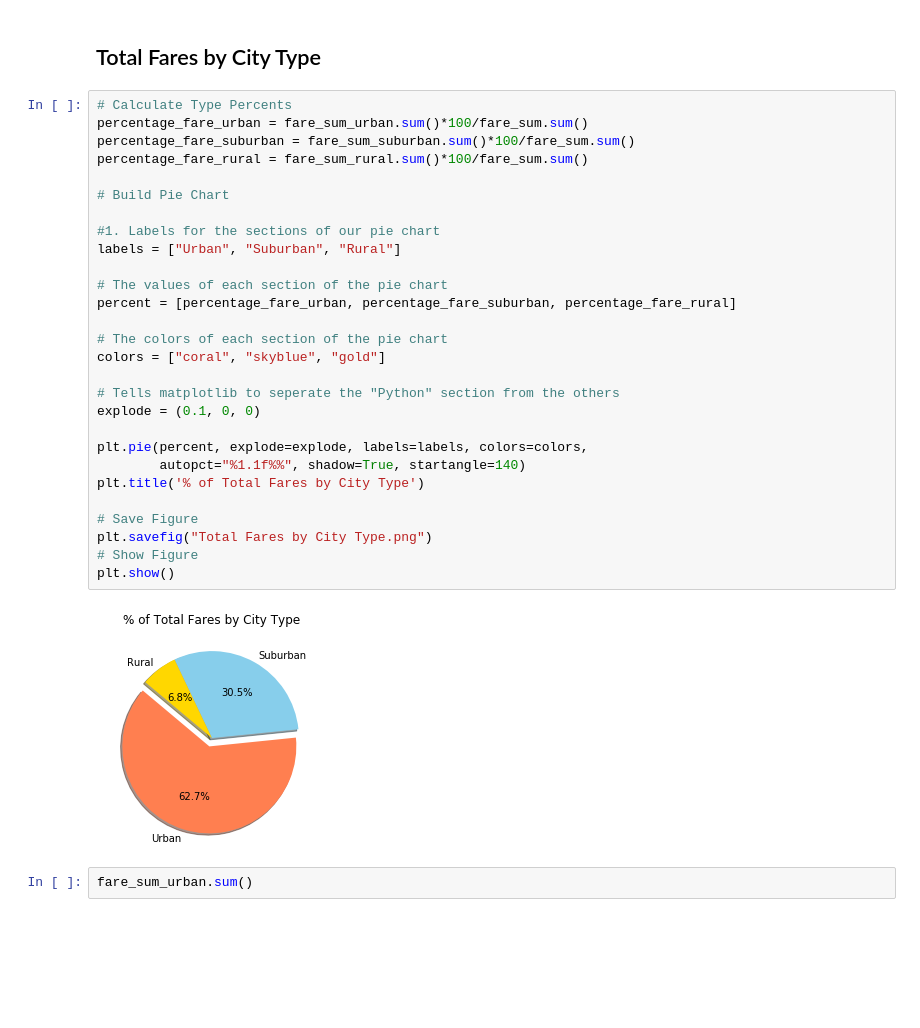
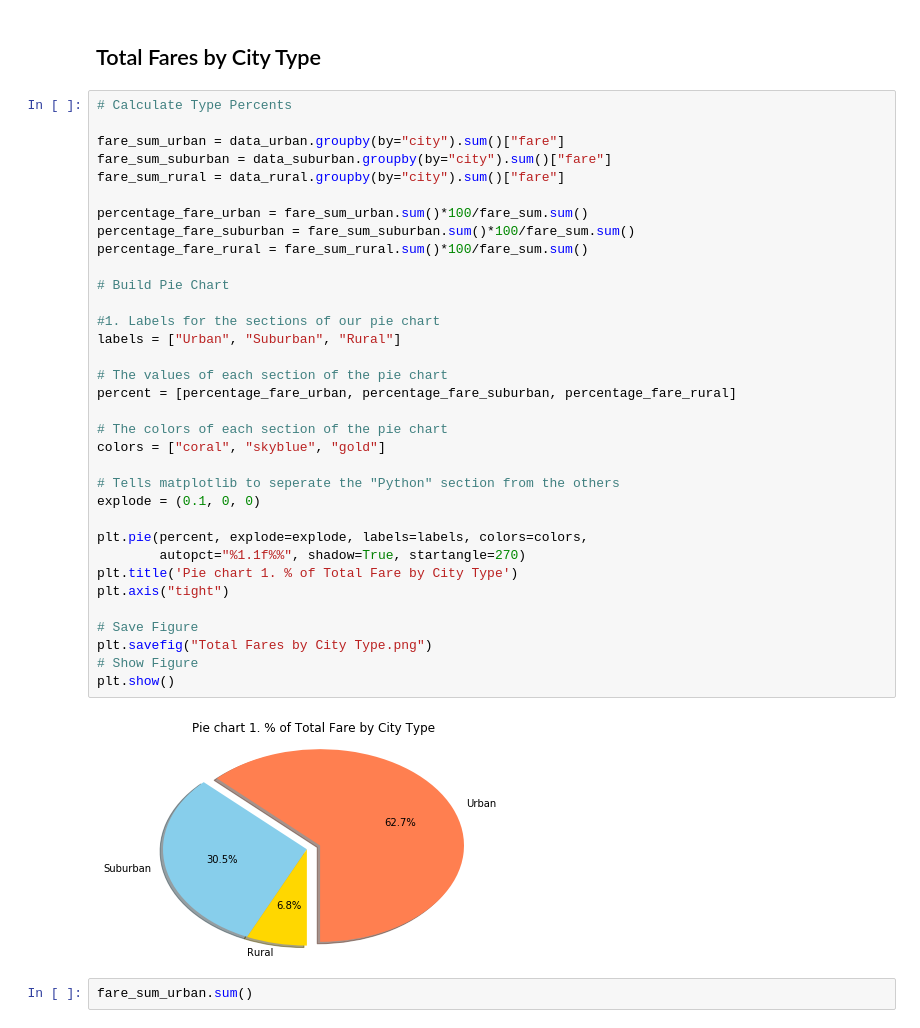
Before and after one commit to Karenweiy/Pyber, a Jupyter notebook: pyber_starter.ipynb, the cells around one changed output. Cells and saved outputs as stored; diff of their text form; blank space fills up the shorter version.

```diff
--- a/pyber_starter.ipynb
+++ b/pyber_starter.ipynb
@@ -143,34 +154,40 @@ plt.show()
 ## Total Fares by City Type
 # %%
 # Calculate Type Percents
+
+fare_sum_urban = data_urban.groupby(by="city").sum()["fare"]
+fare_sum_suburban = data_suburban.groupby(by="city").sum()["fare"]
+fare_sum_rural = data_rural.groupby(by="city").sum()["fare"]
+
 percentage_fare_urban = fare_sum_urban.sum()*100/fare_sum.sum()
 percentage_fare_suburban = fare_sum_suburban.sum()*100/fare_sum.sum()
 percentage_fare_rural = fare_sum_rural.sum()*100/fare_sum.sum()
 
 # Build Pie Chart
 
 #1. Labels for the sections of our pie chart
 labels = ["Urban", "Suburban", "Rural"]
 
 # The values of each section of the pie chart
 percent = [percentage_fare_urban, percentage_fare_suburban, percentage_fare_rural]
 
 # The colors of each section of the pie chart
 colors = ["coral", "skyblue", "gold"]
 
 # Tells matplotlib to seperate the "Python" section from the others
 explode = (0.1, 0, 0)
 
 plt.pie(percent, explode=explode, labels=labels, colors=colors,
-        autopct="%1.1f%%", shadow=True, startangle=140)
-plt.title('% of Total Fares by City Type')
+        autopct="%1.1f%%", shadow=True, startangle=270)
+plt.title('Pie chart 1. % of Total Fare by City Type')
+plt.axis("tight")
 
 # Save Figure
 plt.savefig("Total Fares by City Type.png")
 # Show Figure
 plt.show()
 # %% [output]
-[figure, old version]
+[figure, new version]
 # %%
 fare_sum_urban.sum()
 # %% [output]
```
Also changed, not shown: parts of 4 cells of this notebook, 5 other files.
